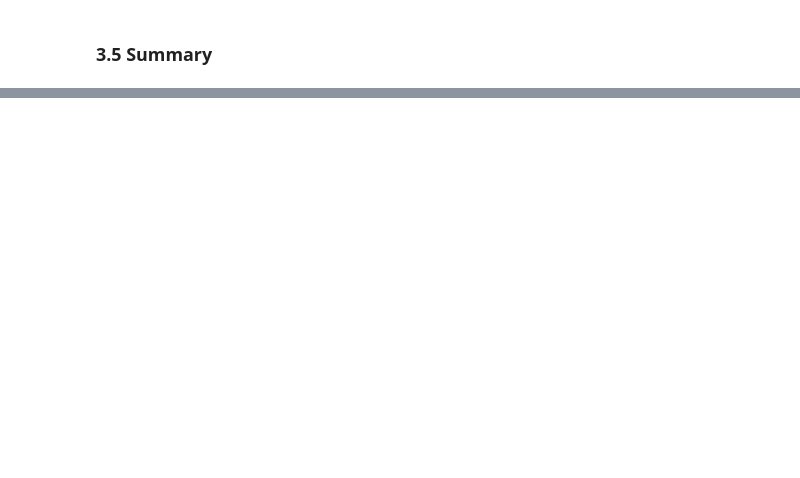
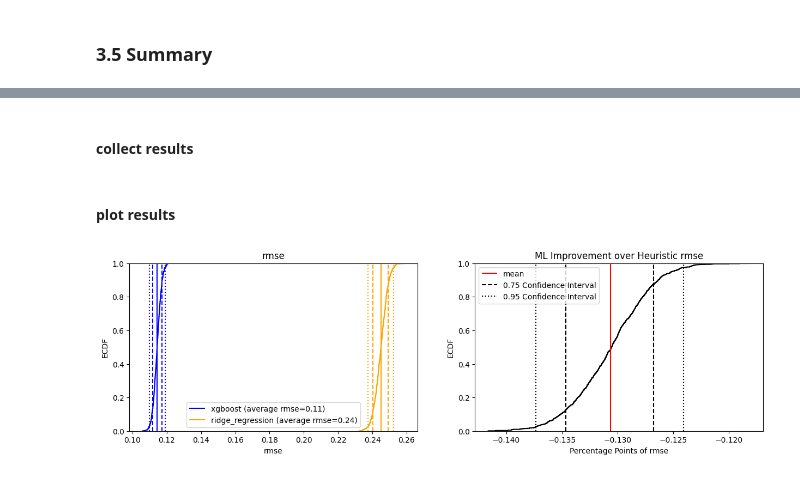
Before and after one commit to bfeif/personal-website, a Jupyter notebook: code/notebooks/bootstrapping-ml-performance.ipynb, the cells around one changed output, grey strips where cells are left out. Drawn from its saved outputs; the diff is of its cells as text; code cells hidden in the pictures; blank space fills up the shorter version.

```diff
--- a/code/notebooks/bootstrapping-ml-performance.ipynb
+++ b/code/notebooks/bootstrapping-ml-performance.ipynb
@@ -27,7 +29,7 @@ polars.config.Config
 home = "../.."
 images_dir = os.path.join(home, "static/images/")
 # %%
-TRAIN_TEST_SPLIT_PERCENT = 80  # (max 100%)
+TRAIN_TEST_SPLIT_FRACTION = .8
 MODEL_TARGET = "price_log10"
 GEOHASH_PRECISION = 6
 # %%
@@ -86,6 +88,7 @@ df = (
     ])
     .with_row_index(name="index")
     .select([
+        "index",
         pl.col("index").mod(10).lt(TRAIN_TEST_SPLIT_FRACTION * 10).alias("is_train"),
         "latitude",
         "longitude",
@@ -219,0 +272,2 @@ print(
+# %% [markdown]
+#### collect results
@@ -219,0 +298,68 @@ print(
+# %% [markdown]
+#### plot results
+# %%
+def get_ecdf_cis(ecdf_x, ci_widths=[.75, .95]):
+    ecdf_y = np.linspace(0, 1, len(ecdf_x))
+    ci_pctile_pairs = [
+        [(1 - ci_width) / 2, 1 - ((1 - ci_width) / 2)]
+        for ci_width in ci_widths
+    ]
+    ci_x_loc_pairs = [
+        [ecdf_x[np.argmin(np.abs(ecdf_y - bound))] for bound in ci_bound_pair]
+        for ci_bound_pair in ci_pctile_pairs
+    ]
+    return ci_x_loc_pairs
+# %%
+ci_widths = [.75, .95]
+ci_linestyles = ["dashed", "dotted"]
+
+# subplots
+fig, ax = plt.subplots(1, 2, figsize=(15, 4))
+
+# compare rmses side by side
+for approach, color in zip(["xgboost", "ridge_regression"], ["blue", "orange"]):
+    data = sorted(bootstrap_exp_result_dict[f"{approach}_rmse_list"])
+    ci_x_loc_pairs = get_ecdf_cis(data, ci_widths=ci_widths)
+    ax[0].ecdf(data, label=f"{approach} (average rmse={np.mean(data):.2f})", color=color)
+    ax[0].vlines(np.mean(data), ymin=0, ymax=1, color=color)#, label="mean")
+    ci_x_loc_pairs = get_ecdf_cis(data, ci_widths=ci_widths)
+    for ci_width, ci_x_loc_pair, linestyle in zip(ci_widths, ci_x_loc_pairs, ci_linestyles):
+        ax[0].vlines(
+            x=ci_x_loc_pair,
+            ymin=0,
+            ymax=1,
+            color=color,
+            linestyles=linestyle,
+        )
+ax[0].legend()
+ax[0].set_title("rmse")
+ax[0].set_xlabel("rmse")
+# ax[0].set_xlim(0, 1)
+ax[0].set_ylabel("ECDF")
+
+# ecdf of percent improvements
+# ecdf_x = sorted([100 * i for i in bootstrap_exp_result_dict[f"model_rmse_pct_diff_heuristic_list"]])
+ecdf_x = sorted(bootstrap_exp_result_dict[f"xgboost_rmse_abs_diff_ridge_regression_list"])
+ax[1].ecdf(ecdf_x, color="black")
+ax[1].set_title(f"ML Improvement over Heuristic rmse")
+ax[1].set_xlabel(f"Percentage Points of rmse")
+ax[1].set_ylabel("ECDF")
+
+# plot vlines of CIs
+ax[1].vlines(np.mean(ecdf_x), ymin=0, ymax=1, color="red", label="mean")
+ci_linestyles = ["dashed", "dotted"]
+ci_x_loc_pairs = get_ecdf_cis(ecdf_x, ci_widths=ci_widths)
+for ci_width, ci_x_loc_pair, linestyle in zip(ci_widths, ci_x_loc_pairs, ci_linestyles):
+    ax[1].vlines(
+        x=ci_x_loc_pair,
+        ymin=0,
+        ymax=1,
+        color="black",
+        linestyles=linestyle,
+        label=f"{ci_width} Confidence Interval"
+    )
+ax[1].legend()
+
+plt.show()
+# %% [output]
+[figure, added]
```
Also changed, not shown: parts of 8 cells of this notebook, 1 other file.
